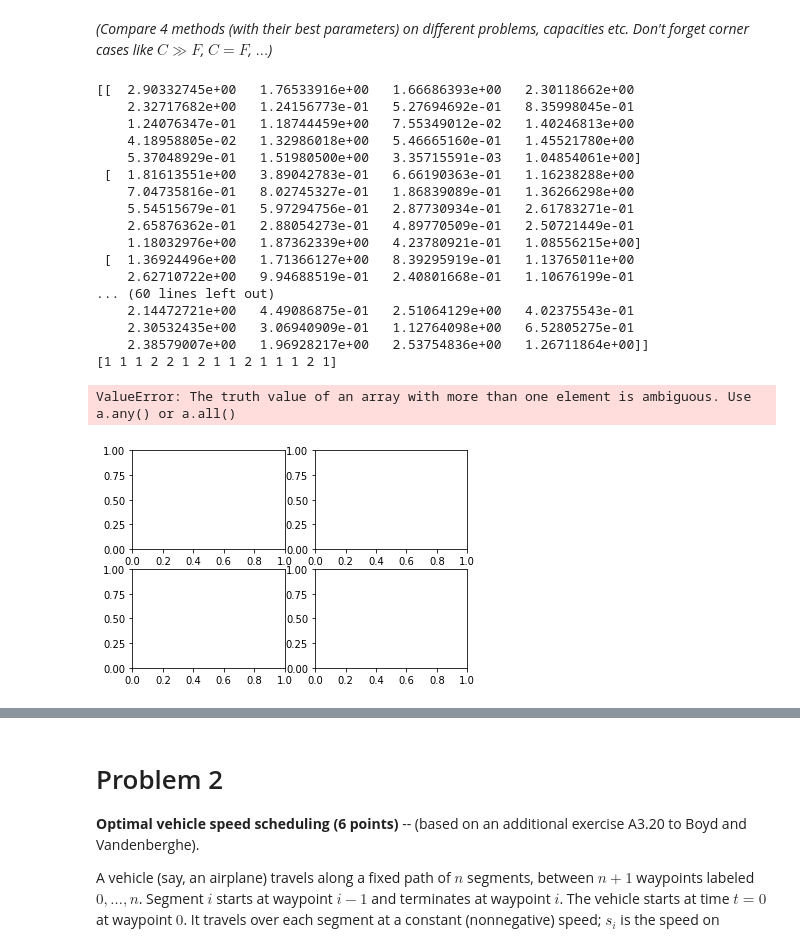
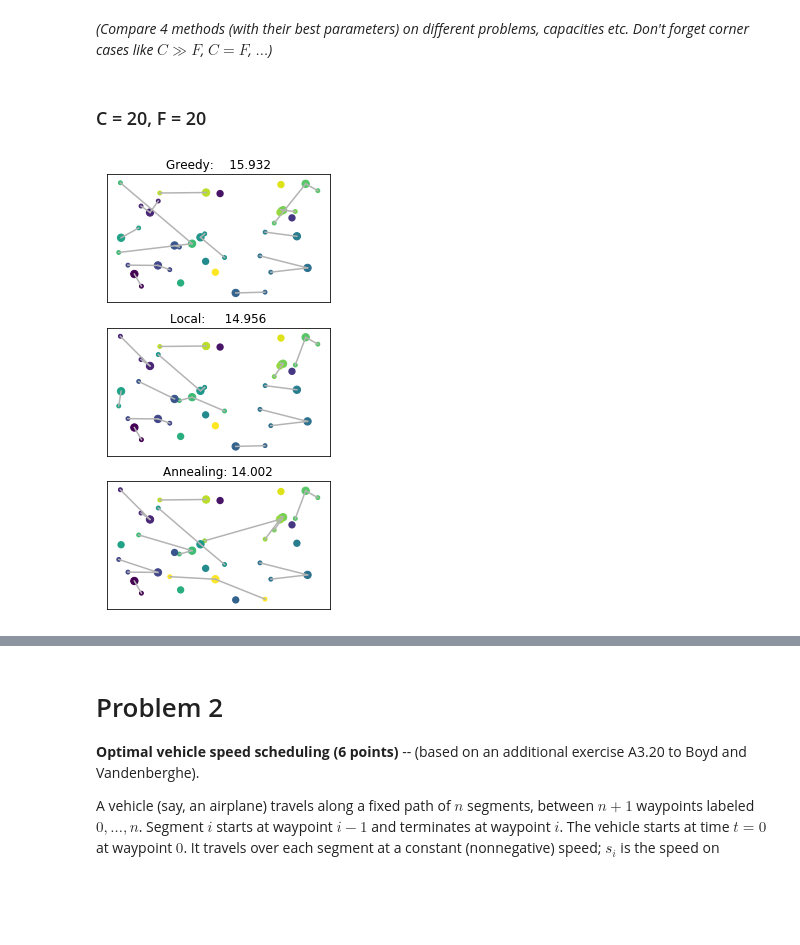
Before and after one commit to safoex/OptimizationMethods, a Jupyter notebook: 1/Assignment1.ipynb, the cells around one changed output, grey strips where cells are left out. Saved outputs shown, nothing was run; the diff lists cells and outputs as text; code cells hidden in the pictures; blank space fills up the shorter version.

```diff
--- a/1/Assignment1.ipynb
+++ b/1/Assignment1.ipynb
@@ -297,8 +396,2 @@ AttributeError: module 'numpy' has no attribute 'swap'
 # %% [markdown]
 ## Simulated annealing
-# %%
-def solve_simulated_annealing(self, max_iter=10000, T_0=100, schedule='exp'):
-    pass # your code here. You can add function parameters as needed.
-    # You are expected to implement several temperature schedules
-
-Problem.solve_simulated_annealing = solve_simulated_annealing
@@ -312,56 +453,40 @@ Problem.solve_simulated_annealing = solve_simulated_annealing
 # Suggested code for comparison (modify as needed)
 
 def compare_results(problem):
-    fig = plt.figure()
+    fig = plt.figure(figsize=(4,8))
 
-    ax_greedy = fig.add_subplot(221)
-    ax_local  = fig.add_subplot(222)
-    ax_anneal = fig.add_subplot(223)
-    ax_gurobi = fig.add_subplot(224)
+    ax_greedy = fig.add_subplot(311)
+    ax_local  = fig.add_subplot(312)
+    ax_anneal = fig.add_subplot(313)
+    #ax_gurobi = fig.add_subplot(224)
 
     greedy = problem.solve_greedy()
-    #local  = problem.solve_local_opt()
+    local  = problem.solve_local_optimization()
     #gurobi = problem.solve_gurobi()
-    #anneal = problem.solve_sim_annealing()
+    anneal = problem.solve_simulated_annealing()
 
     ax_greedy.set_title('Greedy:    %.3f' % problem.objective(*greedy))
-    #ax_local .set_title('Local:     %.3f' % problem.objective(*local))
-    #ax_anneal.set_title('Annealing: %.3f' % problem.objective(*anneal))
+    ax_local .set_title('Local:     %.3f' % problem.objective(*local))
+    ax_anneal.set_title('Annealing: %.3f' % problem.objective(*anneal))
     #ax_gurobi.set_title('Gurobi:    %.3f' % problem.objective(*gurobi))
 
     problem.plot(greedy[0], greedy[1], ax_greedy)
-    #problem.plot(local [0], local [1], ax_local )
-    #problem.plot(anneal[0], anneal[1], ax_anneal)
+    problem.plot(local [0], local [1], ax_local )
+    problem.plot(anneal[0], anneal[1], ax_anneal)
     #problem.plot(gurobi[0], gurobi[1], ax_gurobi)
 
-    for ax in ax_greedy, ax_local, ax_anneal, ax_gurobi:
+    for ax in ax_greedy, ax_local, ax_anneal:#, ax_gurobi:
         ax.axes.get_xaxis().set_ticks([])
         ax.axes.get_yaxis().set_ticks([])
+# %% [markdown]
+### C = 20, F = 20
 # %%
 np.random.seed(666)
 
-problem = Problem()
+problem = Problem(20,20)
 problem.assign_random_capacities()
 problem.assign_random_opening_costs()
 
 compare_results(problem)
 # %% [output]
-[[  2.90332745e+00   1.76533916e+00   1.66686393e+00   2.30118662e+00
-    2.32717682e+00   1.24156773e-01   5.27694692e-01   8.35998045e-01
-    1.24076347e-01   1.18744459e+00   7.55349012e-02   1.40246813e+00
-    4.18958805e-02   1.32986018e+00   5.46665160e-01   1.45521780e+00
-    5.37048929e-01   1.51980500e+00   3.35715591e-03   1.04854061e+00]
- [  1.81613551e+00   3.89042783e-01   6.66190363e-01   1.16238288e+00
-    7.04735816e-01   8.02745327e-01   1.86839089e-01   1.36266298e+00
-    5.54515679e-01   5.97294756e-01   2.87730934e-01   2.61783271e-01
-    2.65876362e-01   2.88054273e-01   4.89770509e-01   2.50721449e-01
-    1.18032976e+00   1.87362339e+00   4.23780921e-01   1.08556215e+00]
- [  1.36924496e+00   1.71366127e+00   8.39295919e-01   1.13765011e+00
-    2.62710722e+00   9.94688519e-01   2.40801668e-01   1.10676199e-01
-... (60 lines left out)
-    2.14472721e+00   4.49086875e-01   2.51064129e+00   4.02375543e-01
-    2.30532435e+00   3.06940909e-01   1.12764098e+00   6.52805275e-01
-    2.38579007e+00   1.96928217e+00   2.53754836e+00   1.26711864e+00]]
-[1 1 1 2 2 1 2 1 1 2 1 1 1 2 1]
-ValueError: The truth value of an array with more than one element is ambiguous. Use a.any() or a.all()
-[figure, old version]
+[figure, new version]
```
Also changed, not shown: parts of 30 cells of this notebook, 3 other files.
